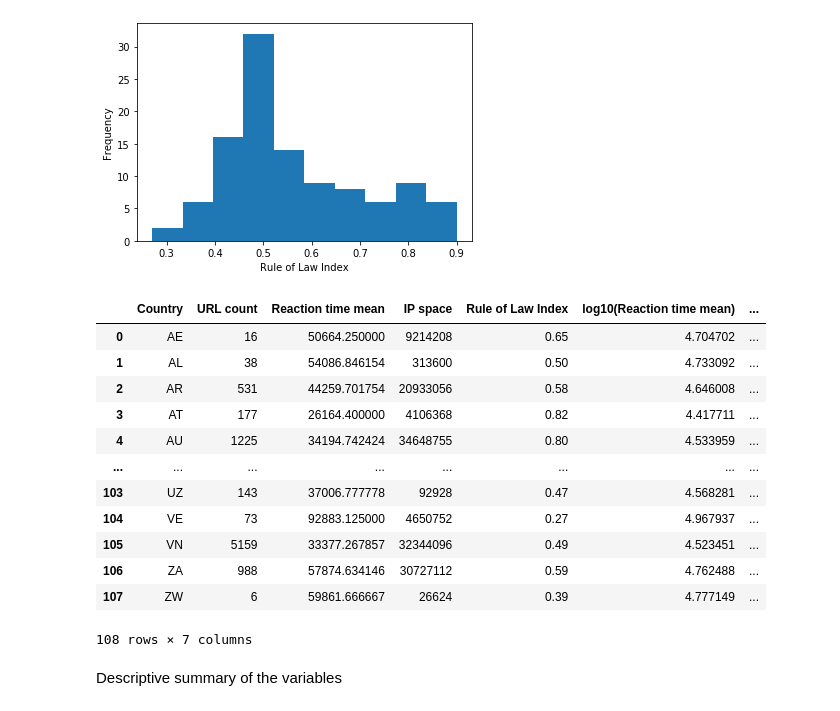
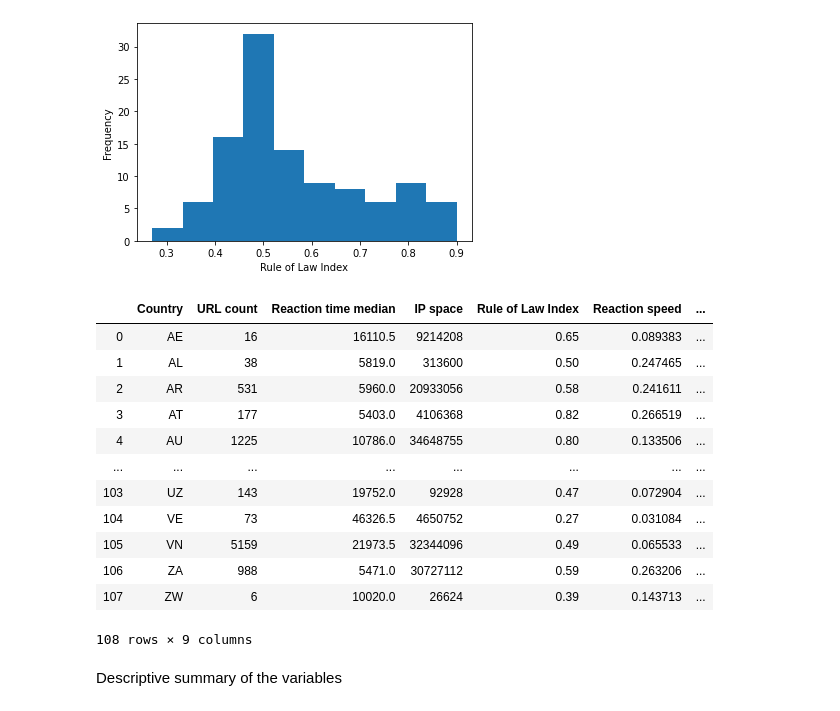
Before and after one commit to tderoon/Cybereconomicsgroup4, a Jupyter notebook: factor analysis.ipynb, the cells around one changed output. Saved outputs shown, nothing was run; the diff lists cells and outputs as text; code cells hidden in the pictures.

```diff
--- a/factor analysis.ipynb
+++ b/factor analysis.ipynb
@@ -82,8 +82,8 @@ url_count.sort_values('URL count', ascending=False)
 # %% [markdown]
 ## Average reaction time per country
 # %%
-time_mean=react_time.groupby('Country').mean()['total_in_minutes'].to_frame()
-time_mean.columns = ['Reaction time mean']
-time_mean=time_mean.reset_index()
-time_mean.head()
+time_median=react_time.groupby('Country').median()['total_in_minutes'].to_frame()
+time_median.columns = ['Reaction time median']
+time_median=time_median.reset_index()
+time_median.head()
 # %% [output]
@@ -222,6 +222,6 @@ rol.head()
 # MERGING OF DATA
 # %%
 #merging url count and reaction time
-factor=pd.merge(url_count,time_mean,on='Country',how='inner')
+factor=pd.merge(url_count,time_median,on='Country',how='inner')
 factor
 # %% [output]
@@ -276 +276,5 @@ factor
 108 rows × 5 columns
+# %%
+#transforming the skewed data with log-transformations
+factor['Reaction speed']=1440/factor['Reaction time median']
+factor
@@ -306,23 +331,24 @@ Text(0, 0.5, 'Frequency')
 [figure]
 # %%
 #transforming the skewed data with log-transformations
-factor['log10(Reaction time mean)']=np.log10(factor['Reaction time mean'])
+factor['log10(Reaction time median)']=np.log10(factor['Reaction time median'])
+factor['log10(Reaction speed)']=np.log10(factor['Reaction speed'])
 factor['log10(IP space)']=np.log10(factor['IP space'])
 factor
 # %% [output]
-|  | Country | URL count | Reaction time mean | IP space | Rule of Law Index | log10(Reaction time mean) | ... |
-| 0 | AE | 16 | 50664.250000 | 9214208 | 0.65 | 4.704702 | ... |
-| 1 | AL | 38 | 54086.846154 | 313600 | 0.50 | 4.733092 | ... |
-| 2 | AR | 531 | 44259.701754 | 20933056 | 0.58 | 4.646008 | ... |
-| 3 | AT | 177 | 26164.400000 | 4106368 | 0.82 | 4.417711 | ... |
-| 4 | AU | 1225 | 34194.742424 | 34648755 | 0.80 | 4.533959 | ... |
+|  | Country | URL count | Reaction time median | IP space | Rule of Law Index | Reaction speed | ... |
+| 0 | AE | 16 | 16110.5 | 9214208 | 0.65 | 0.089383 | ... |
+| 1 | AL | 38 | 5819.0 | 313600 | 0.50 | 0.247465 | ... |
+| 2 | AR | 531 | 5960.0 | 20933056 | 0.58 | 0.241611 | ... |
+| 3 | AT | 177 | 5403.0 | 4106368 | 0.82 | 0.266519 | ... |
+| 4 | AU | 1225 | 10786.0 | 34648755 | 0.80 | 0.133506 | ... |
 | ... | ... | ... | ... | ... | ... | ... | ... |
-| 103 | UZ | 143 | 37006.777778 | 92928 | 0.47 | 4.568281 | ... |
-| 104 | VE | 73 | 92883.125000 | 4650752 | 0.27 | 4.967937 | ... |
-| 105 | VN | 5159 | 33377.267857 | 32344096 | 0.49 | 4.523451 | ... |
-| 106 | ZA | 988 | 57874.634146 | 30727112 | 0.59 | 4.762488 | ... |
-| 107 | ZW | 6 | 59861.666667 | 26624 | 0.39 | 4.777149 | ... |
+| 103 | UZ | 143 | 19752.0 | 92928 | 0.47 | 0.072904 | ... |
+| 104 | VE | 73 | 46326.5 | 4650752 | 0.27 | 0.031084 | ... |
+| 105 | VN | 5159 | 21973.5 | 32344096 | 0.49 | 0.065533 | ... |
+| 106 | ZA | 988 | 5471.0 | 30727112 | 0.59 | 0.263206 | ... |
+| 107 | ZW | 6 | 10020.0 | 26624 | 0.39 | 0.143713 | ... |
-108 rows × 7 columns
+108 rows × 9 columns
 # %% [markdown]
 Descriptive summary of the variables
 # %%
```
Also changed, not shown: parts of 37 cells of this notebook.
